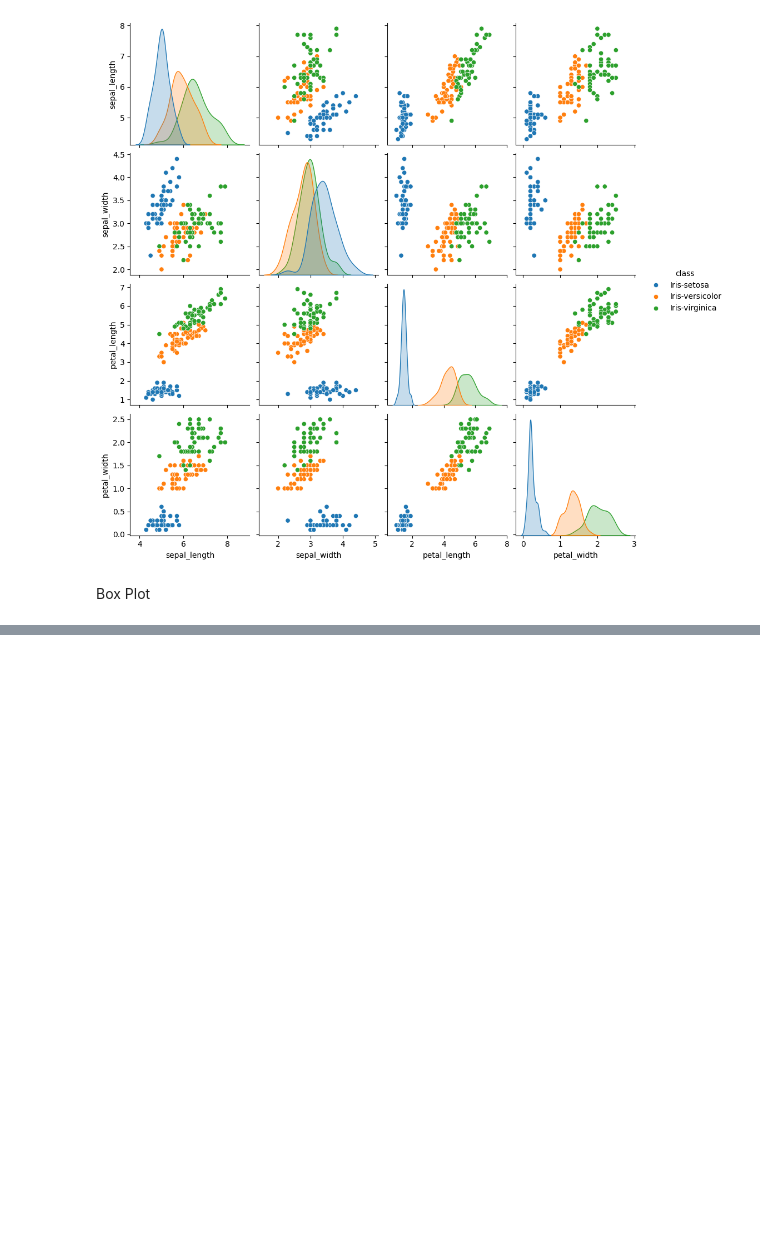
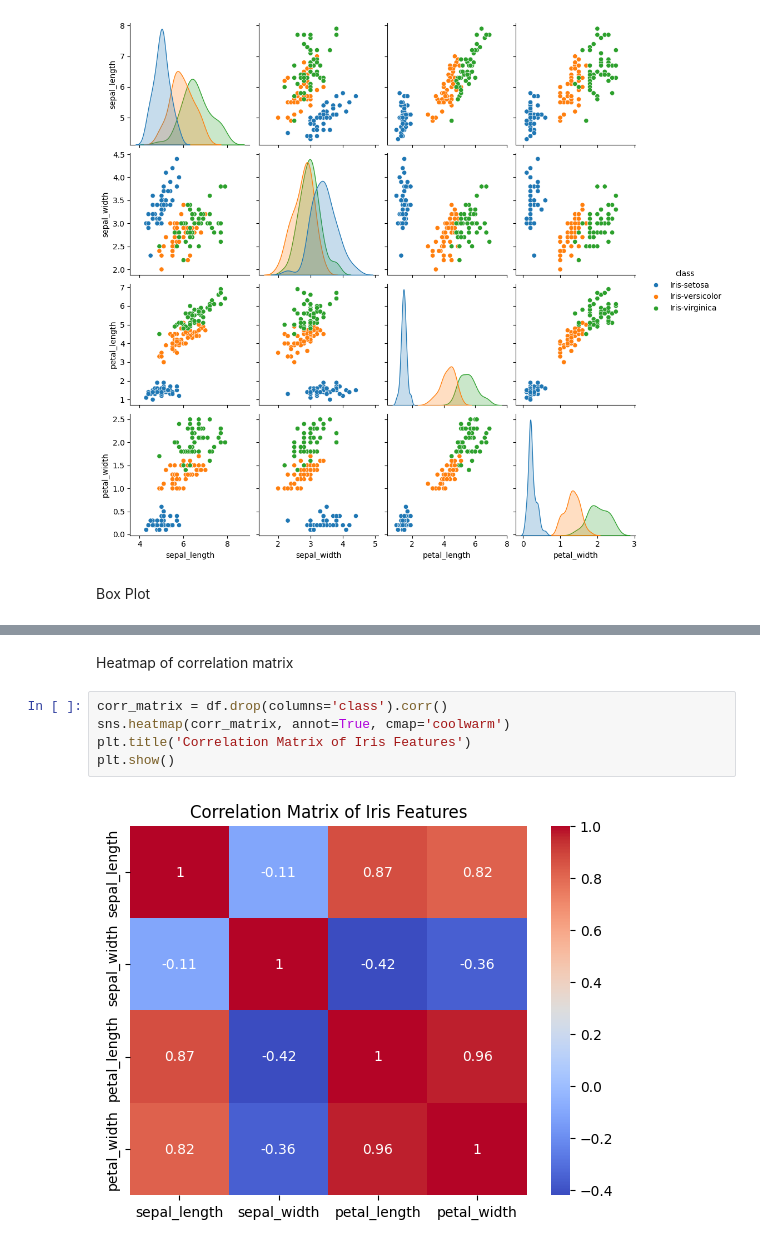
Before and after one commit to Prasannnnn/Data-Analysis-with-python, a Jupyter notebook: Assignments/iris.ipynb, the cells around one changed output, grey strips where cells are left out. Cells and saved outputs as stored; diff of their text form; blank space fills up the shorter version.

```diff
--- a/Assignments/iris.ipynb
+++ b/Assignments/iris.ipynb
@@ -94,0 +109,9 @@ Box Plot
+# %% [markdown]
+Heatmap of correlation matrix
+# %%
+corr_matrix = df.drop(columns='class').corr()
+sns.heatmap(corr_matrix, annot=True, cmap='coolwarm')
+plt.title('Correlation Matrix of Iris Features')
+plt.show()
+# %% [output]
+[figure, added]
```
Also changed, not shown: parts of 4 cells of this notebook.
